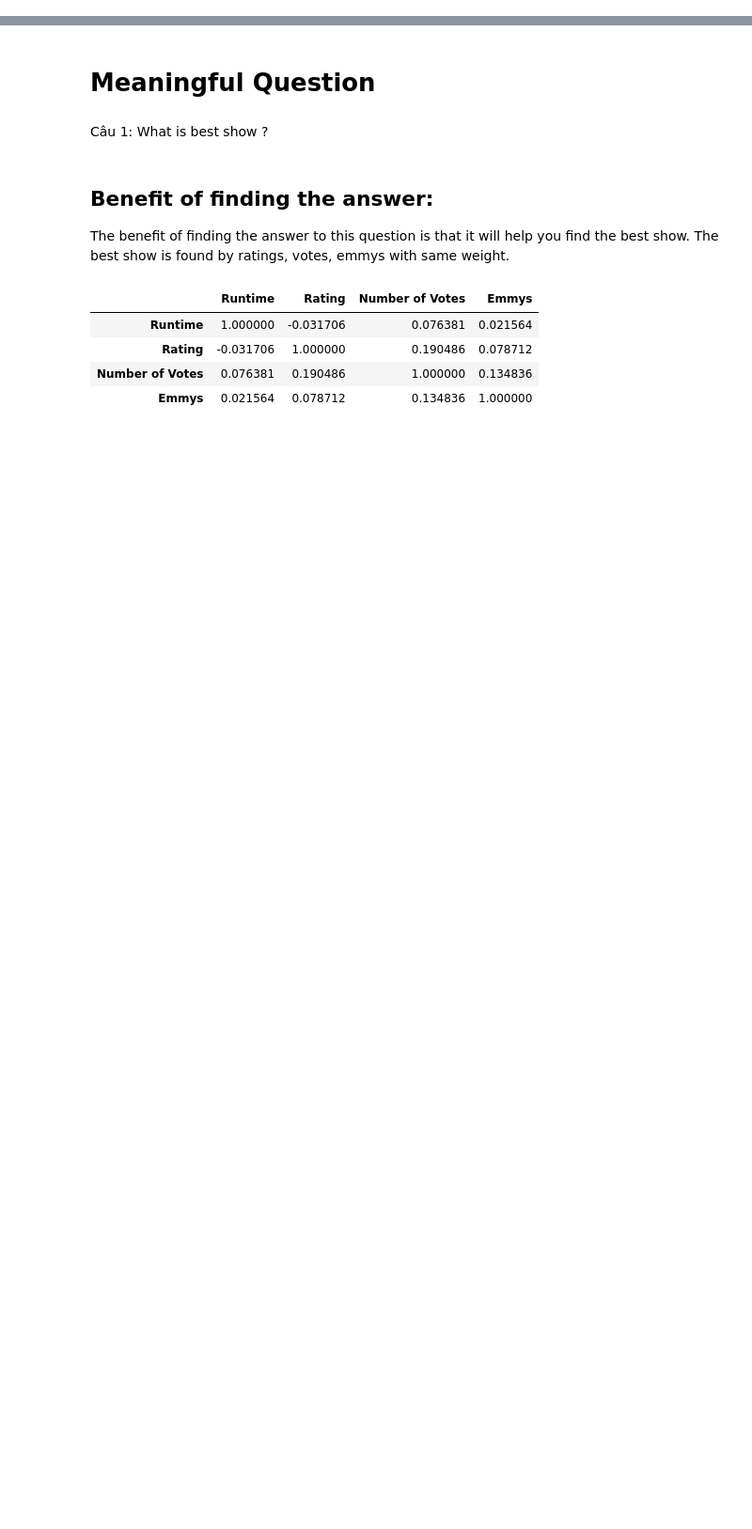
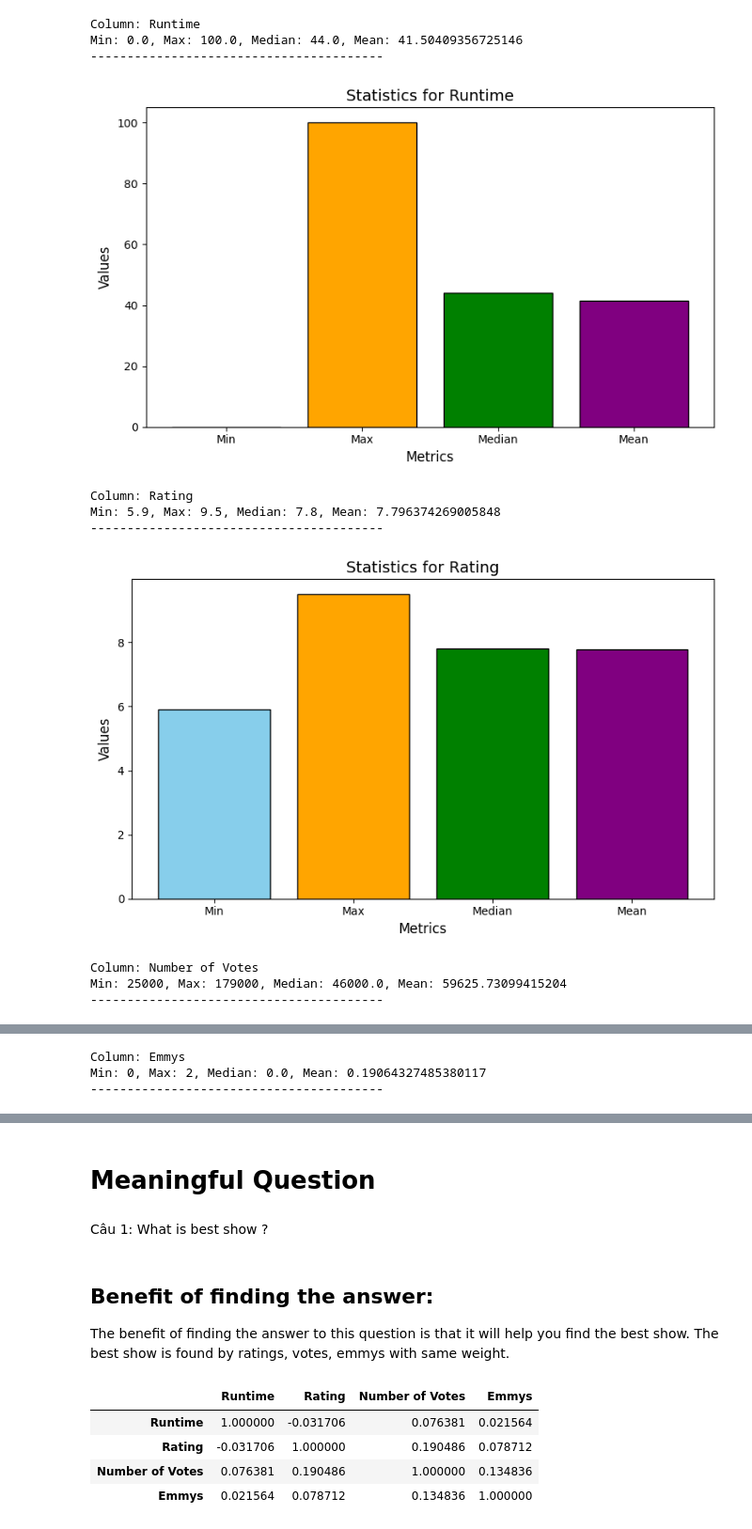
Before and after one commit to Snag69/Data-Science, a Jupyter notebook: question.ipynb, the cells around one changed output, grey strips where cells are left out. Shown: that part at 94% size. Cells and saved outputs as stored; diff of their text form; code cells hidden in the pictures; blank space fills up the shorter version.

```diff
--- a/question.ipynb
+++ b/question.ipynb
@@ -10,0 +257,2 @@ data
+# %%
+data[['Rating', 'Emmys', 'Number of Votes']] = data[['Rating', 'Emmys', 'Number of Votes']].fillna(0)
@@ -10,0 +289,46 @@ data
+# %%
+
+d = data[['Runtime', 'Rating', 'Number of Votes', 'Emmys']]
+
+for column in d.columns:
+    # Tính Min, Max, Median, và Mean
+    min_val = d[column].min()
+    max_val = d[column].max()
+    median_val = d[column].median()
+    mean_val = d[column].mean()
+
+
+    print(f"Column: {column}")
+    print(f"Min: {min_val}, Max: {max_val}, Median: {median_val}, Mean: {mean_val}")
+    print("-" * 40)
+
+
+    stats = {
+        'Min': min_val,
+        'Max': max_val,
+        'Median': median_val,
+        'Mean': mean_val
+    }
+
+    # Visualization
+    plt.figure(figsize=(8, 5))
+    plt.bar(stats.keys(), stats.values(), color=['skyblue', 'orange', 'green', 'purple'], edgecolor='black')
+    plt.title(f'Statistics for {column}', fontsize=14)
+    plt.xlabel('Metrics', fontsize=12)
+    plt.ylabel('Values', fontsize=12)
+    plt.tight_layout()
+
+
+    plt.show()
+# %% [output]
+Column: Runtime
+Min: 0.0, Max: 100.0, Median: 44.0, Mean: 41.50409356725146
+----------------------------------------
+[figure, added]
+Column: Rating
+Min: 5.9, Max: 9.5, Median: 7.8, Mean: 7.796374269005848
+----------------------------------------
+[figure, added]
+Column: Number of Votes
+Min: 25000, Max: 179000, Median: 46000.0, Mean: 59625.73099415204
+----------------------------------------
@@ -10,0 +336,3 @@ data
+Column: Emmys
+Min: 0, Max: 2, Median: 0.0, Mean: 0.19064327485380117
+----------------------------------------
```
Also changed, not shown: parts of 39 cells of this notebook.
